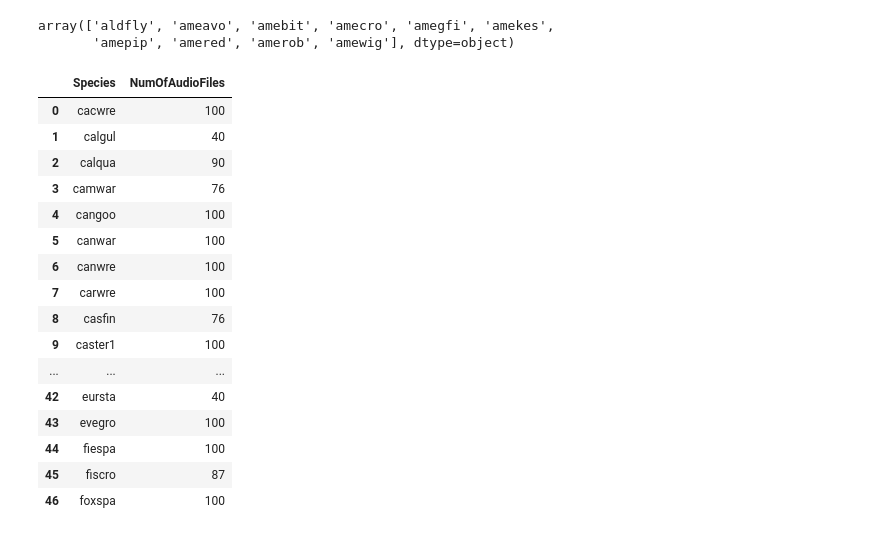
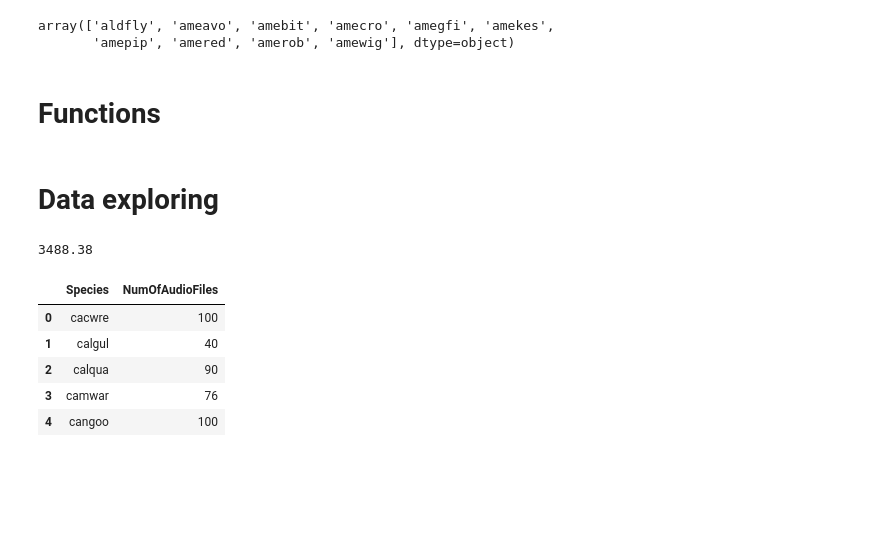
Before and after one commit to PyMati/BirdSongRecognitionDNN, a Jupyter notebook: data.ipynb, the cells around one changed output. Cells and saved outputs as stored; diff of their text form; code cells hidden in the pictures; blank space fills up the shorter version.

Commit message:
expanding data exploring

```diff
--- a/data.ipynb
+++ b/data.ipynb
@@ -37,8 +46,18 @@ current_dataset_species.remove("train_mod.csv")
+# %% [markdown]
+# Functions
 # %%
 def count_num_of_wav_files(species: str) -> dict[str, int]:
     path = f"./data/{species}"
     samples_num = len(os.listdir(path))
     return samples_num
+# %% [markdown]
+# Data exploring
+# %%
+COLORS = ["#66c2a5", "#fc8d62", "#8da0cb"]
+RECORDS_LEN_IN_MINUTES = round(filtered_data_info["duration"].sum() / 60, 2)
+RECORDS_LEN_IN_MINUTES
+# %% [output]
+3488.38
 # %%
 df = {
     "Species": [],
@@ -50,22 +69,11 @@ for species in current_dataset_species:
     df["NumOfAudioFiles"].append(count_num_of_wav_files(species))
 # %%
 df = pd.DataFrame.from_dict(df)
-df
+df.head()
 # %% [output]
 |  | Species | NumOfAudioFiles |
 | 0 | cacwre | 100 |
 | 1 | calgul | 40 |
 | 2 | calqua | 90 |
 | 3 | camwar | 76 |
 | 4 | cangoo | 100 |
-| 5 | canwar | 100 |
-| 6 | canwre | 100 |
-| 7 | carwre | 100 |
-| 8 | casfin | 76 |
-| 9 | caster1 | 100 |
-| ... | ... | ... |
-| 42 | eursta | 40 |
-| 43 | evegro | 100 |
-| 44 | fiespa | 100 |
-| 45 | fiscro | 87 |
-| 46 | foxspa | 100 |
```
Also changed, not shown: parts of 14 cells of this notebook.
